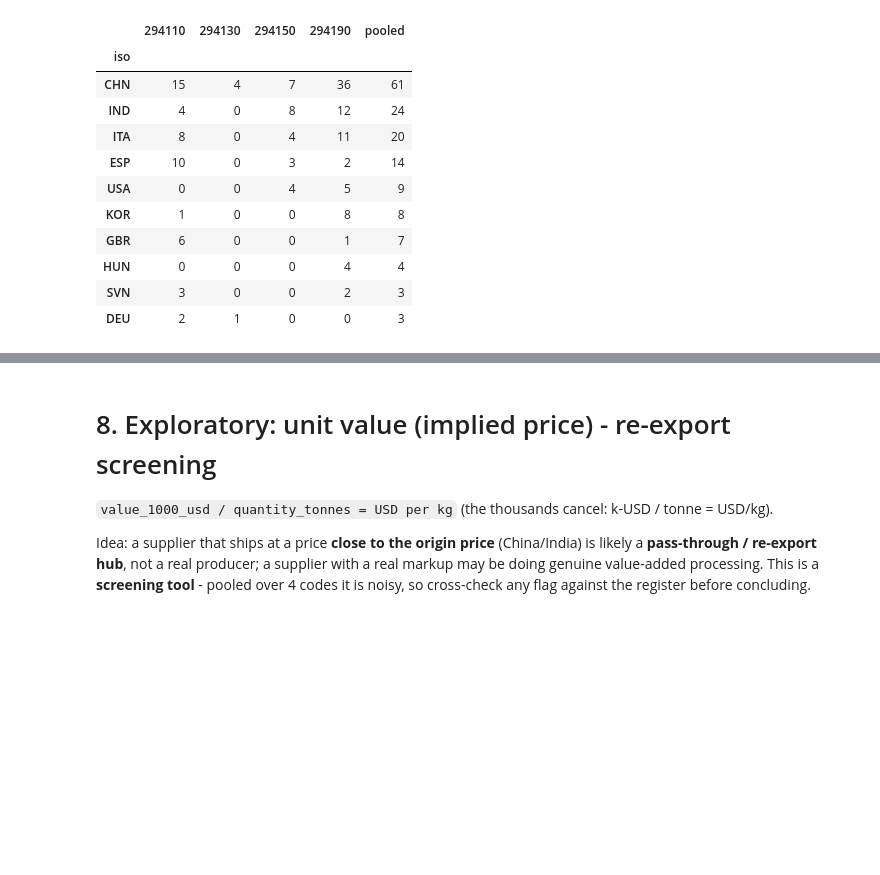
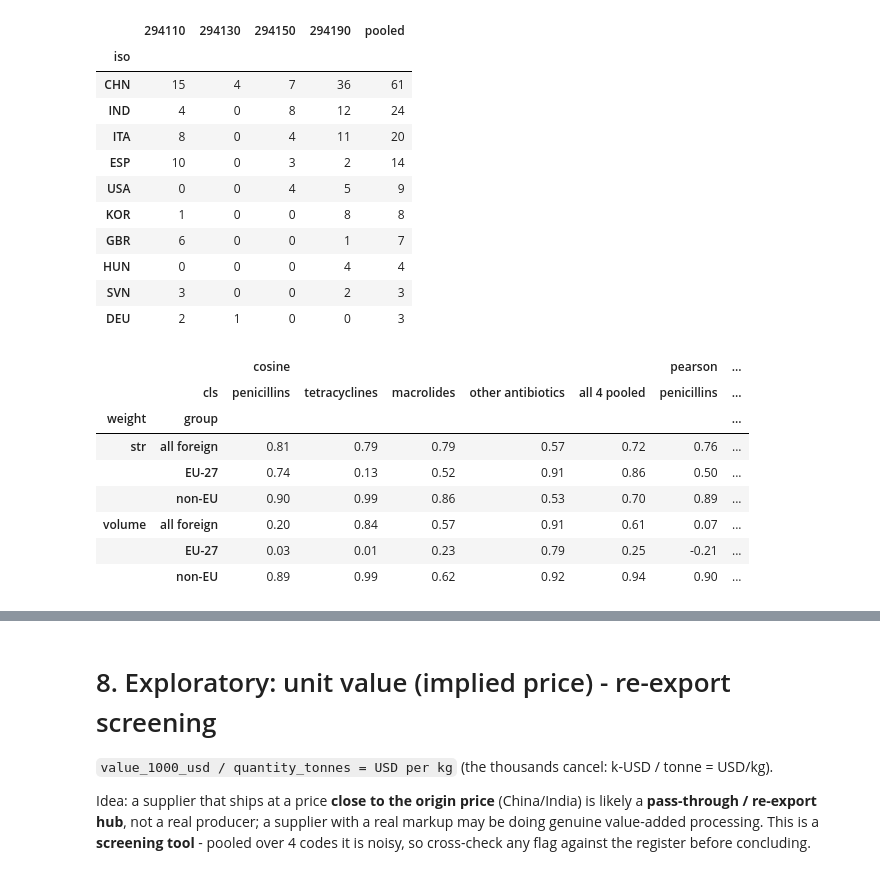
Before and after one commit to elmadervic/MedicationSupply, a Jupyter notebook: scripts/trade/baci_systemic_risk.ipynb, the cells around one changed output, grey strips where cells are left out. Saved outputs shown, nothing was run; the diff lists cells and outputs as text; code cells hidden in the pictures; blank space fills up the shorter version.

```diff
--- a/scripts/trade/baci_systemic_risk.ipynb
+++ b/scripts/trade/baci_systemic_risk.ipynb
@@ -890,36 +942,46 @@ from scipy.stats import pearsonr, spearmanr
 
 CLASSES = {'294110': 'penicillins', '294130': 'tetracyclines', '294150': 'macrolides',
            '294190': 'other antibiotics', 'pooled': 'all 4 pooled'}
-WEIGHTS = ['volume']
+WEIGHTS = ['str', 'volume']
 GROUPS  = ['all foreign', 'EU-27', 'non-EU']
 MIN_N   = 5
 MEASURES = ['cosine', 'pearson', 'spearman']
 
 def compare(hs, weight, group):
     both = pd.concat({'register': sites[hs], 'trade': trade_vec(hs, weight)}, axis=1).fillna(0)
     both = both.drop('DEU', errors='ignore')
     if group == 'EU-27':  both = both[both.index.isin(EU27_ISO)]
     if group == 'non-EU': both = both[~both.index.isin(EU27_ISO)]
     both = both[(both > 0).any(axis=1)]
     if len(both) < MIN_N or (both.sum() == 0).any():
         return dict(cosine=np.nan, pearson=np.nan, p=np.nan, spearman=np.nan, p_s=np.nan, n=len(both)), both
     both = both / both.sum()                                   # shares within the group
     a, b = both.register.values, both.trade.values
     r, p = pearsonr(a, b)
     rho, p_s = spearmanr(a, b)                                  # rank-based: every country counts equally
     return dict(cosine=a @ b / (np.linalg.norm(a) * np.linalg.norm(b)), pearson=r, p=p,
                 spearman=rho, p_s=p_s, n=len(both)), both
 
 rows, shares = [], {}
 for w in WEIGHTS:
     for g in GROUPS:
         for hs, name in CLASSES.items():
             res, both = compare(hs, w, g)
             rows.append(dict(weight=w, group=g, cls=name, **res))
             shares[w, g, hs] = both
 rt = pd.DataFrame(rows)
 rt.pivot_table(index=['weight', 'group'], columns='cls', values=['cosine', 'pearson', 'spearman', 'n'],
                sort=False, dropna=False).round(2)
+# %% [output]
+|  |  | cosine |  |  |  |  | pearson | ... |
+|  | cls | penicillins | tetracyclines | macrolides | other antibiotics | all 4 pooled | penicillins | ... |
+| weight | group |  |  |  |  |  |  | ... |
+| str | all foreign | 0.81 | 0.79 | 0.79 | 0.57 | 0.72 | 0.76 | ... |
+|  | EU-27 | 0.74 | 0.13 | 0.52 | 0.91 | 0.86 | 0.50 | ... |
+|  | non-EU | 0.90 | 0.99 | 0.86 | 0.53 | 0.70 | 0.89 | ... |
+| volume | all foreign | 0.20 | 0.84 | 0.57 | 0.91 | 0.61 | 0.07 | ... |
+|  | EU-27 | 0.03 | 0.01 | 0.23 | 0.79 | 0.25 | -0.21 | ... |
+|  | non-EU | 0.89 | 0.99 | 0.62 | 0.92 | 0.94 | 0.90 | ... |
 # %%
 # --- paper style + figure: pooled over the 4 classes, one dot per partner country ---
 import matplotlib.pyplot as plt
```
Also changed, not shown: parts of 22 cells of this notebook, 8 other files.
